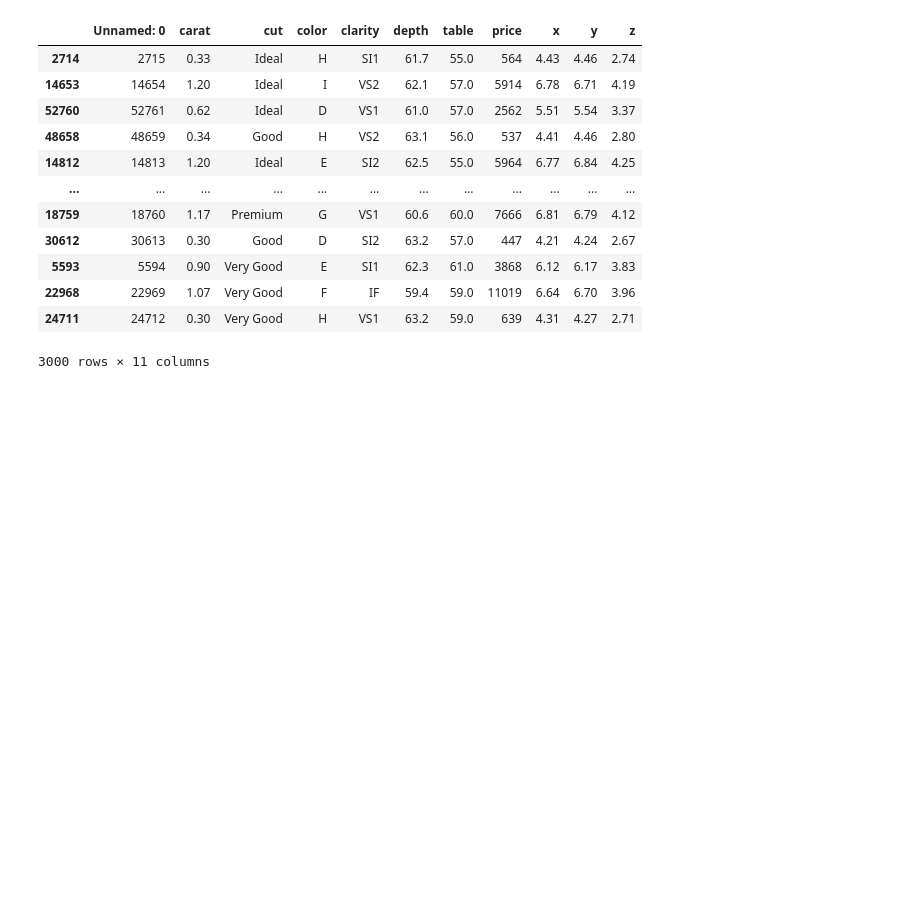
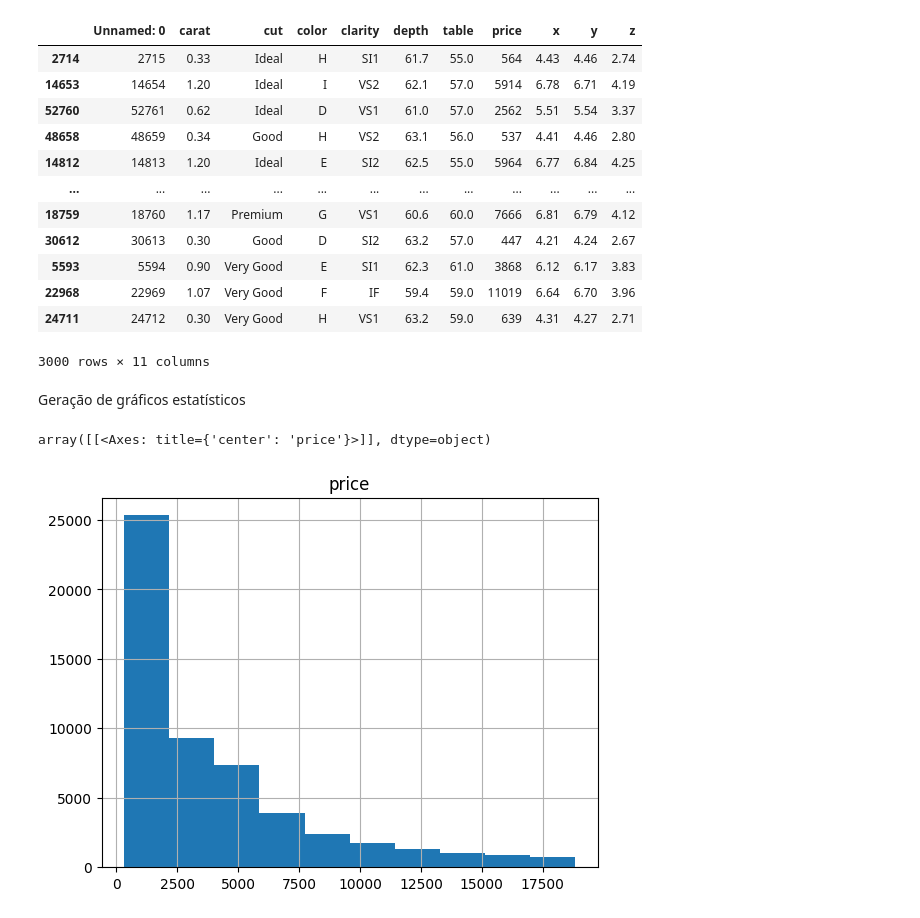
Before and after one commit to giossaurus/BigDataScienceFIAP, a Jupyter notebook: aula2EstatisticaDescritiva.ipynb, the cells around one changed output. Cells and saved outputs as stored; diff of their text form; code cells hidden in the pictures; blank space fills up the shorter version.

```diff
--- a/aula2EstatisticaDescritiva.ipynb
+++ b/aula2EstatisticaDescritiva.ipynb
@@ -128,3 +128,10 @@ a3
 | 22968 | 22969 | 1.07 | Very Good | F | IF | 59.4 | 59.0 | 11019 | 6.64 | 6.70 | 3.96 |
 | 24711 | 24712 | 0.30 | Very Good | H | VS1 | 63.2 | 59.0 | 639 | 4.31 | 4.27 | 2.71 |
 3000 rows × 11 columns
+# %% [markdown]
+Geração de gráficos estatísticos
+# %%
+df[['price']].hist()
+# %% [output]
+array([[<Axes: title={'center': 'price'}>]], dtype=object)
+[figure, added]
```
Also changed, not shown: parts of 6 cells of this notebook.
